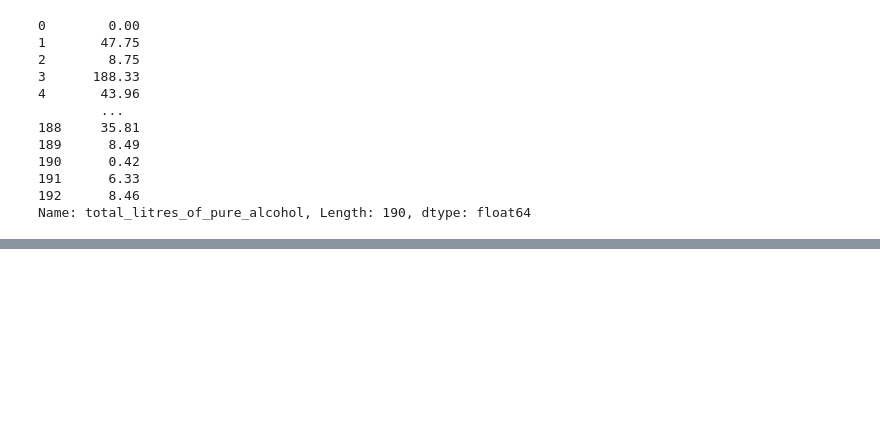
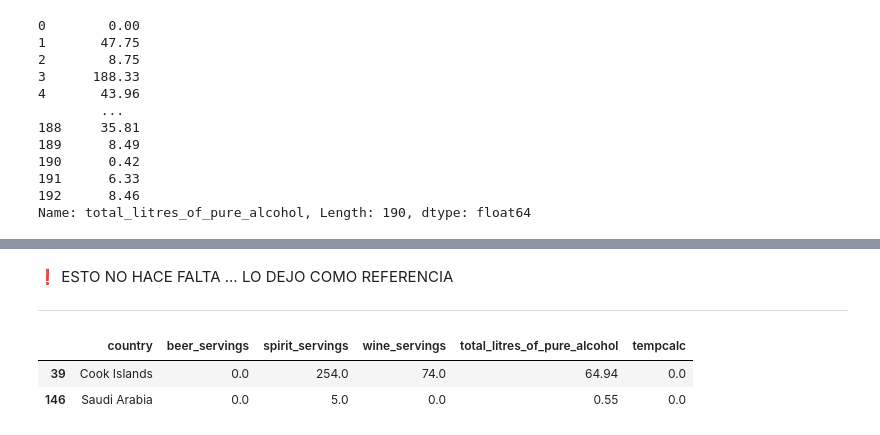
Before and after one commit to naranjitoct/UPCT_IA_2022, a Jupyter notebook: 00_Data_Wrangling.ipynb, the cells around one changed output, grey strips where cells are left out. Saved outputs shown, nothing was run; the diff lists cells and outputs as text; code cells hidden in the pictures; blank space fills up the shorter version.

```diff
--- a/00_Data_Wrangling.ipynb
+++ b/00_Data_Wrangling.ipynb
@@ -213,4 +213,4 @@ df.total_litres_of_pure_alcohol
 192      8.46
 Name: total_litres_of_pure_alcohol, Length: 190, dtype: float64
 # %%
-df['tempcalc']=df['beer_servings']/(df['spirit_servings']+df['wine_servings']+df['spirit_servings'])
+df['tempcalc']=df['beer_servings']/(df['beer_servings']+df['wine_servings']+df['spirit_servings'])
@@ -229,0 +220,4 @@ TypeError: ignored
+# %%
+#Div by 0 will be NaN so replace by 0
+df = df.fillna(0)
+print(df.isna().sum())
@@ -229,0 +232,14 @@ TypeError: ignored
+# %% [markdown]
+
+❗ ESTO NO HACE FALTA ... LO DEJO COMO REFERENCIA
+
+---
+# %%
+df[(df['tempcalc'] < 0.0001)]  # Lo veremos mejor en plots...
+
+# https://www.citizen.co.za/lifestyle/food-and-drink/you-might-be-surprised-to-learn-which-country-consumes-the-most-alcohol/
+# Lo deCook Islands parece que es un claro error...
+# %% [output]
+|  | country | beer_servings | spirit_servings | wine_servings | total_litres_of_pure_alcohol | tempcalc |
+| 39 | Cook Islands | 0.0 | 254.0 | 74.0 | 64.94 | 0.0 |
+| 146 | Saudi Arabia | 0.0 | 5.0 | 0.0 | 0.55 | 0.0 |
```
Also changed, not shown: parts of 4 cells of this notebook.
